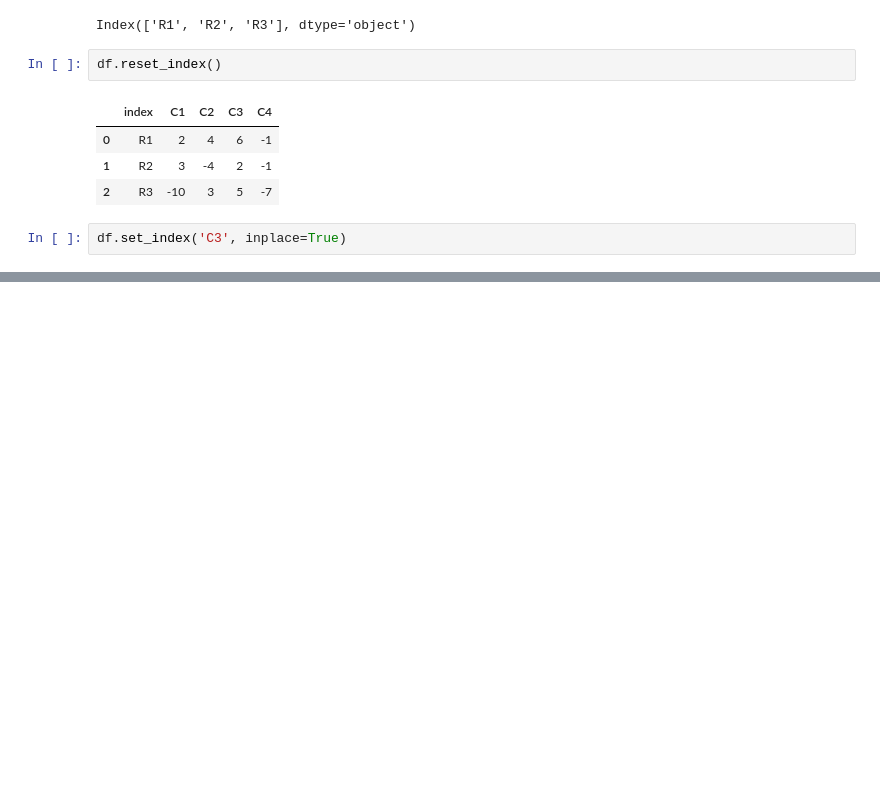
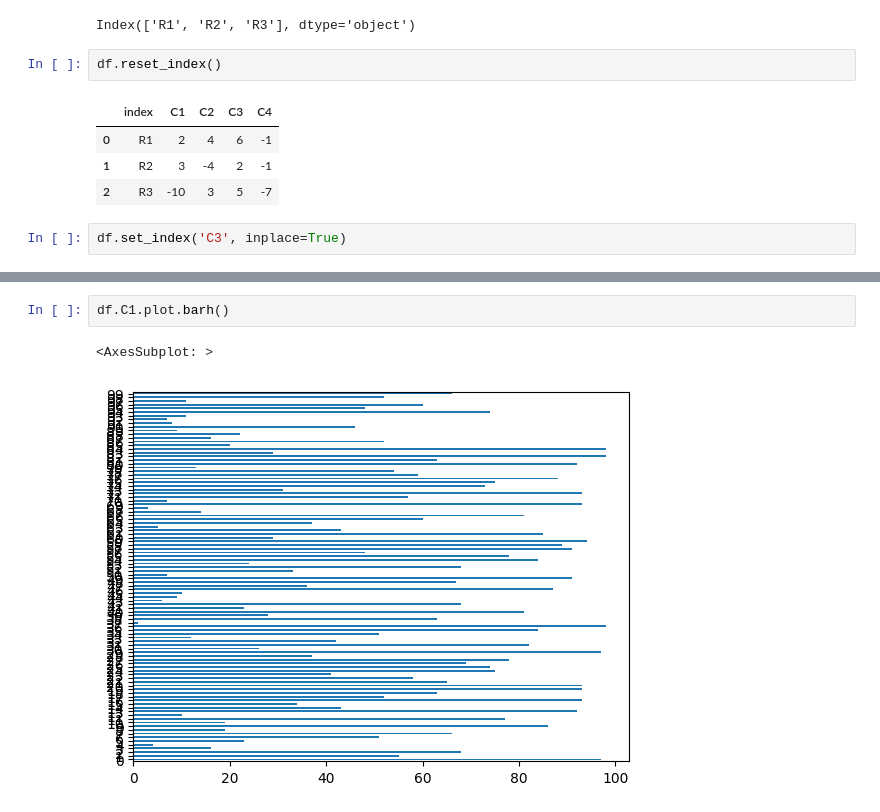
Before and after one commit to adwiza/datascience_udemy, a Jupyter notebook: python_review.ipynb, the cells around one changed output, grey strips where cells are left out. Drawn from its saved outputs; the diff is of its cells as text; blank space fills up the shorter version.

```diff
--- a/python_review.ipynb
+++ b/python_review.ipynb
@@ -702,0 +792,5 @@ df
+# %%
+df.C1.plot.barh()
+# %% [output]
+<AxesSubplot: >
+[figure, added]
```
Also changed, not shown: parts of 106 cells of this notebook, 1 other file.
